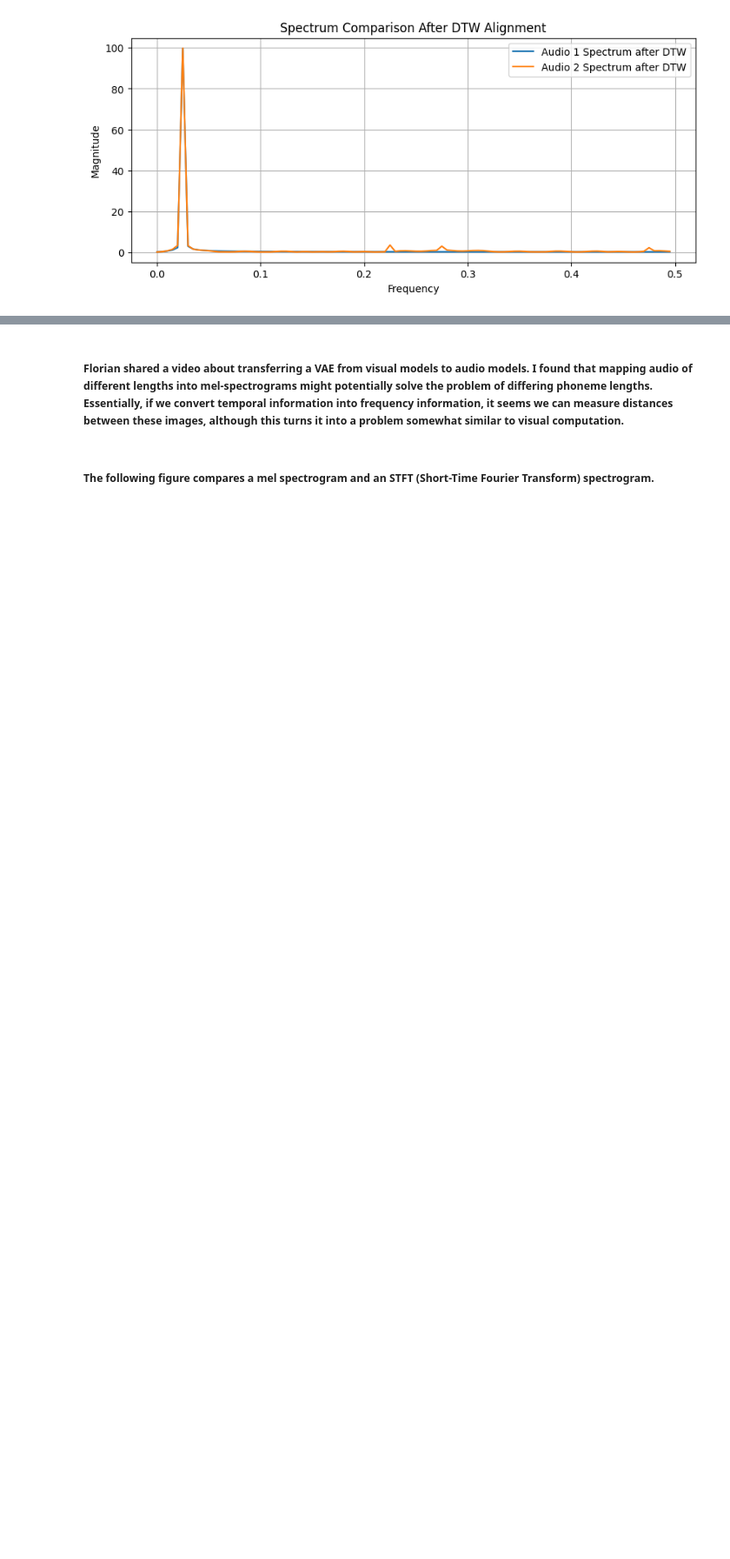
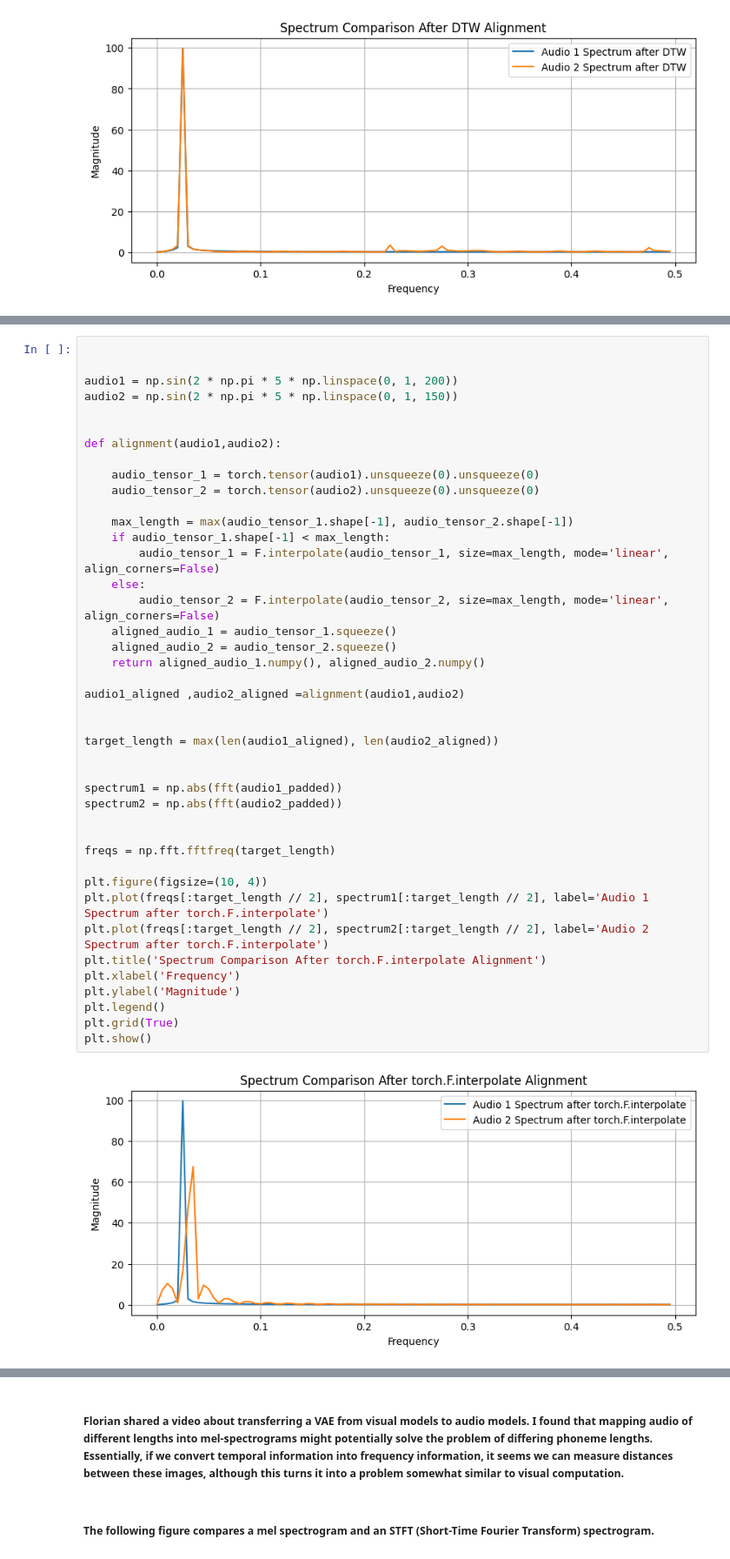
Before and after one commit to dashpulsar/dashpulsar.github.io, a Jupyter notebook: BrainlikeASR/wave.ipynb, the cells around one changed output, grey strips where cells are left out. Shown at 87% size. Drawn from its saved outputs; the diff is of its cells as text; blank space fills up the shorter version.

```diff
--- a/BrainlikeASR/wave.ipynb
+++ b/BrainlikeASR/wave.ipynb
@@ -192,0 +217,44 @@ plt.show()
+# %%
+
+
+audio1 = np.sin(2 * np.pi * 5 * np.linspace(0, 1, 200))
+audio2 = np.sin(2 * np.pi * 5 * np.linspace(0, 1, 150))
+
+
+def alignment(audio1,audio2):
+
+    audio_tensor_1 = torch.tensor(audio1).unsqueeze(0).unsqueeze(0)
+    audio_tensor_2 = torch.tensor(audio2).unsqueeze(0).unsqueeze(0)
+
+    max_length = max(audio_tensor_1.shape[-1], audio_tensor_2.shape[-1])
+    if audio_tensor_1.shape[-1] < max_length:
+        audio_tensor_1 = F.interpolate(audio_tensor_1, size=max_length, mode='linear', align_corners=False)
+    else:
+        audio_tensor_2 = F.interpolate(audio_tensor_2, size=max_length, mode='linear', align_corners=False)
+    aligned_audio_1 = audio_tensor_1.squeeze()
+    aligned_audio_2 = audio_tensor_2.squeeze()
+    return aligned_audio_1.numpy(), aligned_audio_2.numpy()
+
+audio1_aligned ,audio2_aligned =alignment(audio1,audio2)
+
+
+target_length = max(len(audio1_aligned), len(audio2_aligned))
+
+
+spectrum1 = np.abs(fft(audio1_padded))
+spectrum2 = np.abs(fft(audio2_padded))
+
+
+freqs = np.fft.fftfreq(target_length)
+
+plt.figure(figsize=(10, 4))
+plt.plot(freqs[:target_length // 2], spectrum1[:target_length // 2], label='Audio 1 Spectrum after torch.F.interpolate')
+plt.plot(freqs[:target_length // 2], spectrum2[:target_length // 2], label='Audio 2 Spectrum after torch.F.interpolate')
+plt.title('Spectrum Comparison After torch.F.interpolate Alignment')
+plt.xlabel('Frequency')
+plt.ylabel('Magnitude')
+plt.legend()
+plt.grid(True)
+plt.show()
+# %% [output]
+[figure, added]
```
Also changed, not shown: parts of 5 cells of this notebook.
